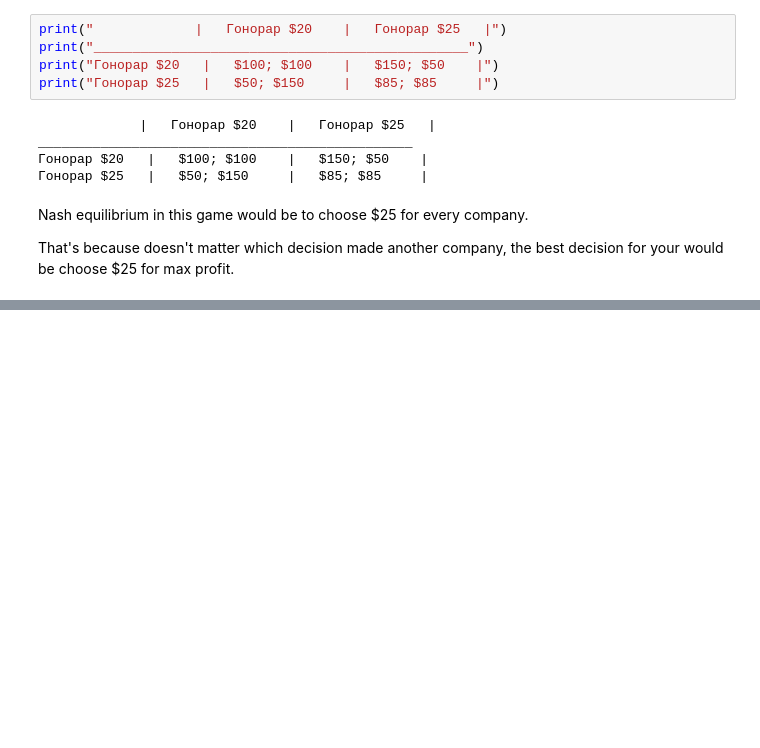
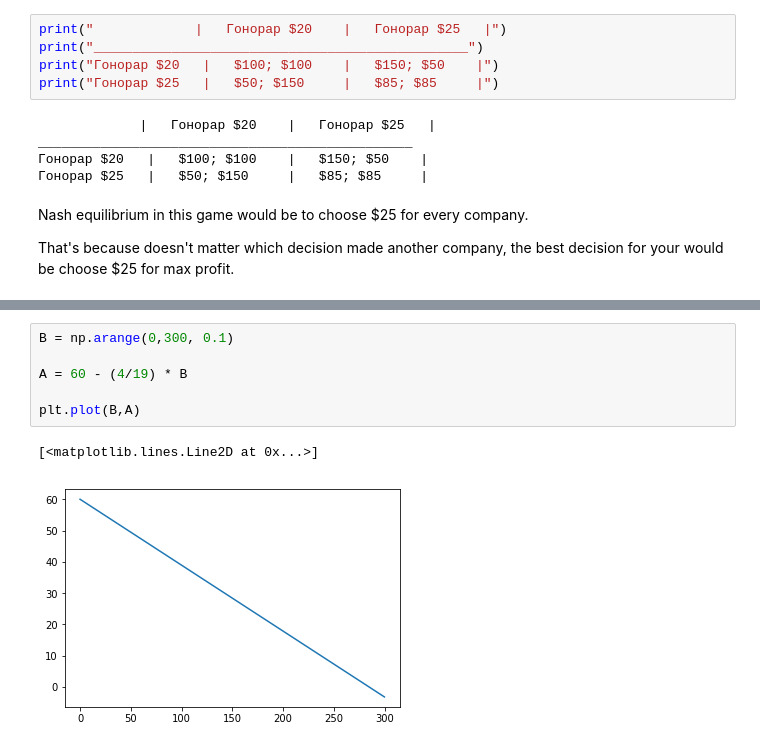
Before and after one commit to Bilchuck/business-analytic-tasks, a Jupyter notebook: BA_hw_3.ipynb, the cells around one changed output, grey strips where cells are left out. Cells and saved outputs as stored; diff of their text form; blank space fills up the shorter version.

```diff
--- a/BA_hw_3.ipynb
+++ b/BA_hw_3.ipynb
@@ -186,0 +217,9 @@ That's because doesn't matter which decision made another company, the best deci
+# %%
+B = np.arange(0,300, 0.1)
+
+A = 60 - (4/19) * B
+
+plt.plot(B,A)
+# %% [output]
+[<matplotlib.lines.Line2D at 0x...>]
+[figure, added]
```
Also changed, not shown: parts of 8 cells of this notebook.
